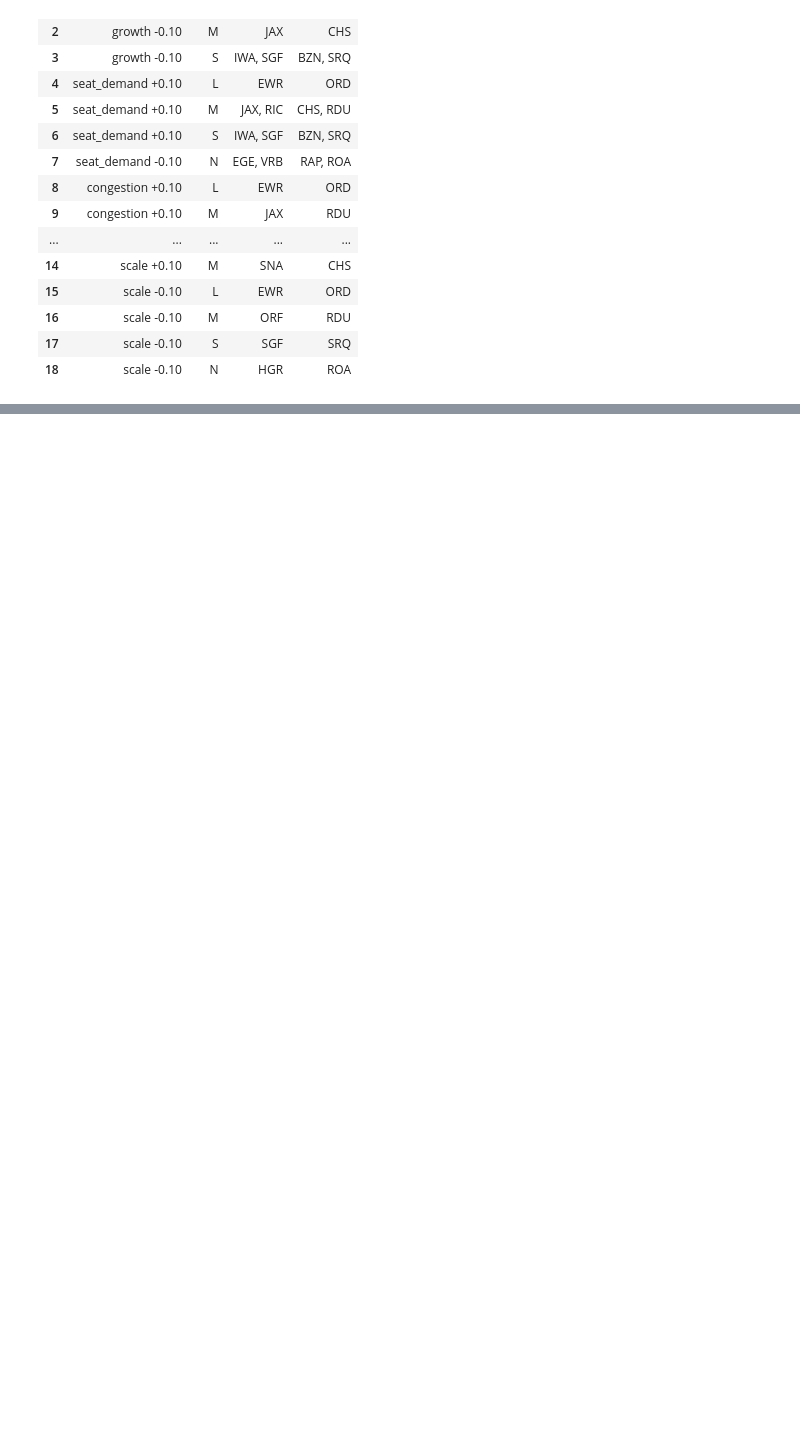
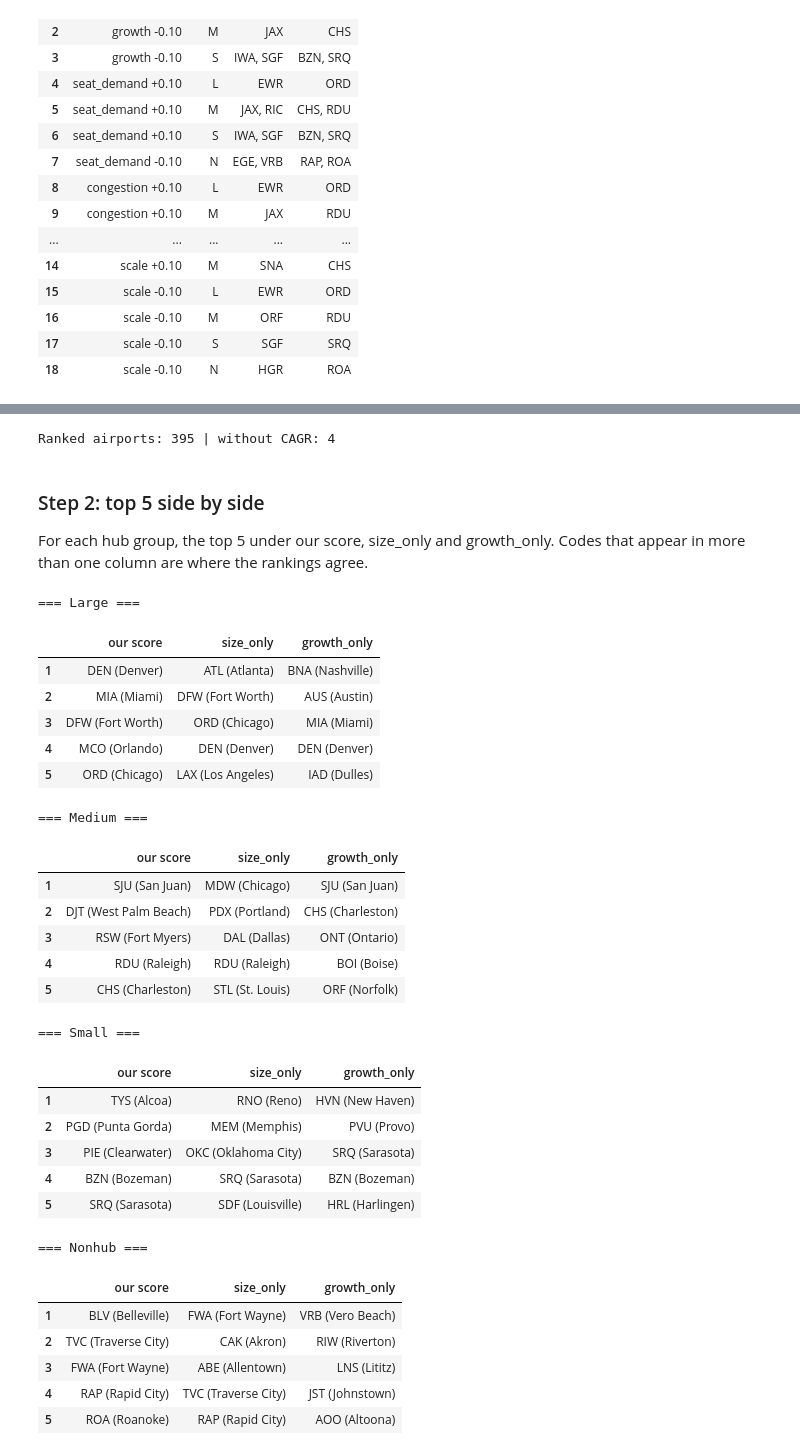
Before and after one commit to gal-ben-david/airport-agent, a Jupyter notebook: notebooks/scoring_review.ipynb, the cells around one changed output, grey strips where cells are left out. Cells and saved outputs as stored; diff of their text form; code cells hidden in the pictures; blank space fills up the shorter version.

```diff
--- a/notebooks/scoring_review.ipynb
+++ b/notebooks/scoring_review.ipynb
@@ -365,0 +378,61 @@ pd.DataFrame(changes) if changes else "No changes to any top 5"
+# %%
+from app.core.scoring import compute_scores, load_metrics
+
+p4 = compute_scores(load_metrics())
+p4 = p4[p4["ranked"]].copy()
+by_hub = p4.groupby("hub")
+
+p4["rank_ours"] = p4["rank_in_hub"].astype(int)
+p4["rank_size"] = by_hub["enpl_2025"].rank(ascending=False, method="min").astype("Int64")
+p4["rank_growth"] = by_hub["cagr_19_25"].rank(ascending=False, method="min").astype("Int64")
+
+HUBS = ["L", "M", "S", "N"]
+HUB_NAMES = {"L": "Large", "M": "Medium", "S": "Small", "N": "Nonhub"}
+print("Ranked airports:", len(p4), "| without CAGR:", p4["cagr_19_25"].isna().sum())
+# %% [output]
+Ranked airports: 395 | without CAGR: 4
+# %% [markdown]
+### Step 2: top 5 side by side
+
+For each hub group, the top 5 under our score, size_only and growth_only. Codes that appear in more than one column are where the rankings agree.
+# %%
+def top5_list(hub, rank_col):
+    d = p4[p4["hub"] == hub].sort_values([rank_col, "code"])  # NaN ranks go last
+    return [f"{r.code} ({r.city})" for r in d.head(5).itertuples()]
+
+for hub in HUBS:
+    print(f"=== {HUB_NAMES[hub]} ===")
+    side = pd.DataFrame({"our score": top5_list(hub, "rank_ours"),
+                         "size_only": top5_list(hub, "rank_size"),
+                         "growth_only": top5_list(hub, "rank_growth")},
+                        index=range(1, 6))
+    display(side)
+# %% [output]
+=== Large ===
+|  | our score | size_only | growth_only |
+| 1 | DEN (Denver) | ATL (Atlanta) | BNA (Nashville) |
+| 2 | MIA (Miami) | DFW (Fort Worth) | AUS (Austin) |
+| 3 | DFW (Fort Worth) | ORD (Chicago) | MIA (Miami) |
+| 4 | MCO (Orlando) | DEN (Denver) | DEN (Denver) |
+| 5 | ORD (Chicago) | LAX (Los Angeles) | IAD (Dulles) |
+=== Medium ===
+|  | our score | size_only | growth_only |
+| 1 | SJU (San Juan) | MDW (Chicago) | SJU (San Juan) |
+| 2 | DJT (West Palm Beach) | PDX (Portland) | CHS (Charleston) |
+| 3 | RSW (Fort Myers) | DAL (Dallas) | ONT (Ontario) |
+| 4 | RDU (Raleigh) | RDU (Raleigh) | BOI (Boise) |
+| 5 | CHS (Charleston) | STL (St. Louis) | ORF (Norfolk) |
+=== Small ===
+|  | our score | size_only | growth_only |
+| 1 | TYS (Alcoa) | RNO (Reno) | HVN (New Haven) |
+| 2 | PGD (Punta Gorda) | MEM (Memphis) | PVU (Provo) |
+| 3 | PIE (Clearwater) | OKC (Oklahoma City) | SRQ (Sarasota) |
+| 4 | BZN (Bozeman) | SRQ (Sarasota) | BZN (Bozeman) |
+| 5 | SRQ (Sarasota) | SDF (Louisville) | HRL (Harlingen) |
+=== Nonhub ===
+|  | our score | size_only | growth_only |
+| 1 | BLV (Belleville) | FWA (Fort Wayne) | VRB (Vero Beach) |
+| 2 | TVC (Traverse City) | CAK (Akron) | RIW (Riverton) |
+| 3 | FWA (Fort Wayne) | ABE (Allentown) | LNS (Lititz) |
+| 4 | RAP (Rapid City) | TVC (Traverse City) | JST (Johnstown) |
+| 5 | ROA (Roanoke) | RAP (Rapid City) | AOO (Altoona) |
```
Also changed, not shown: parts of 6 cells of this notebook, 1 other file.
